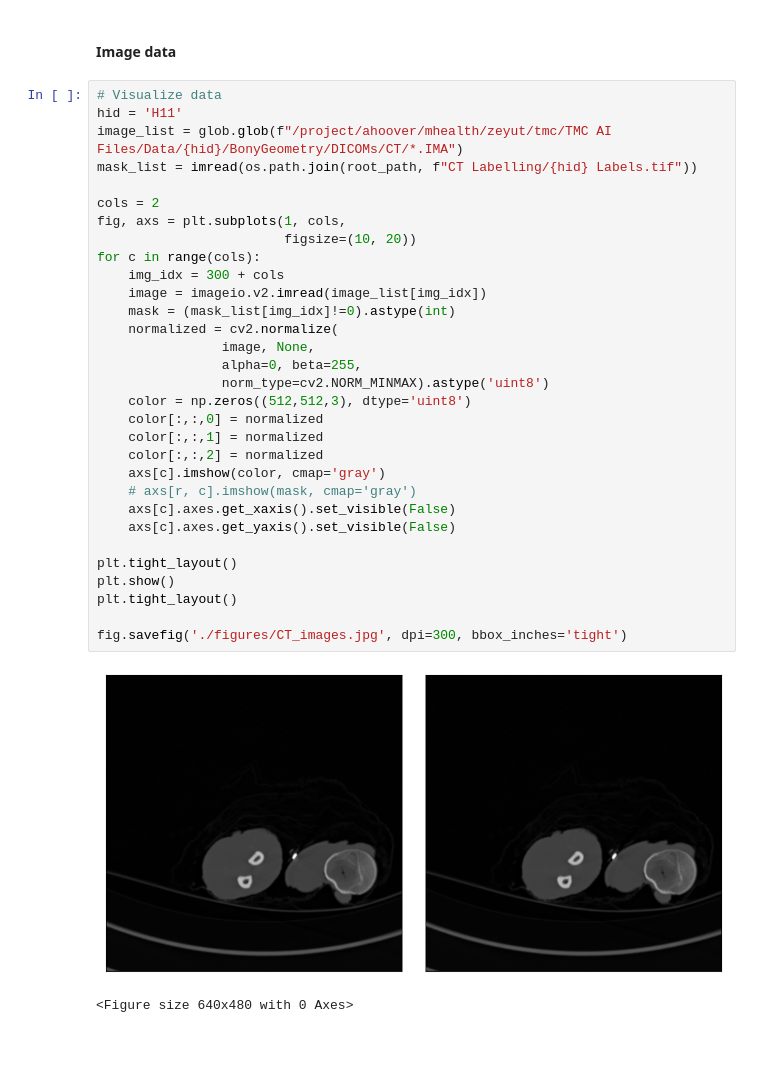
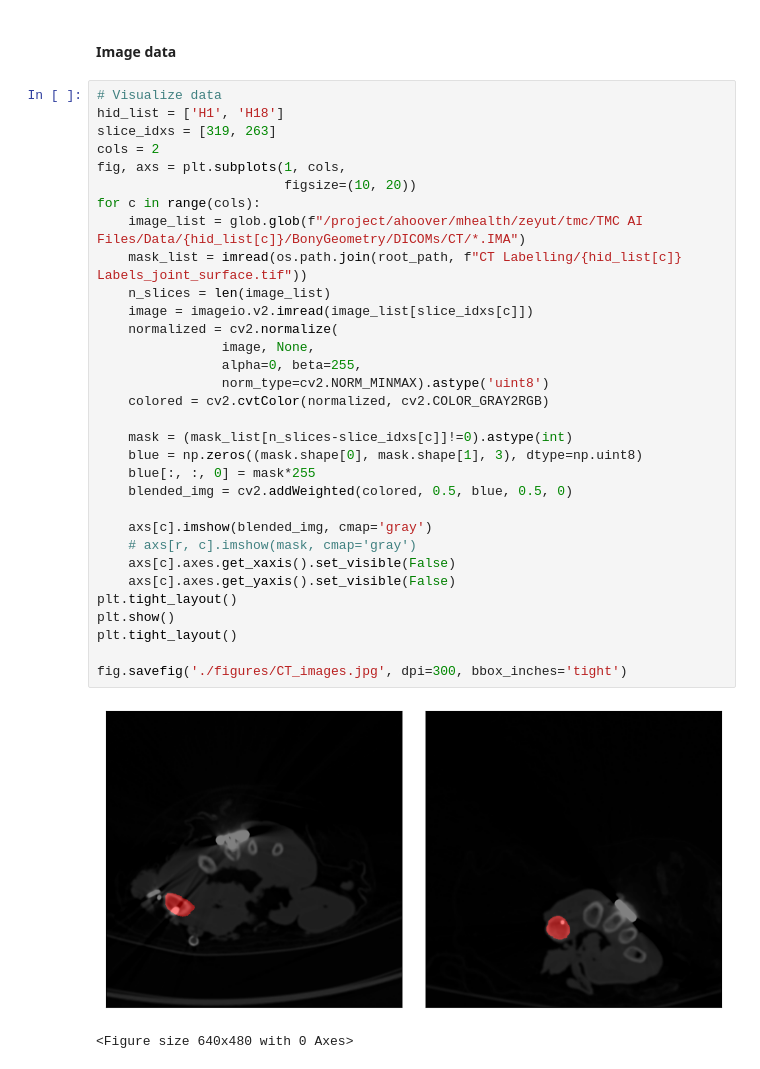
Before and after one commit to ZeyuT/tmc_health_grading, a Jupyter notebook: tmc_data_plot.ipynb, the cells around one changed output. Cells and saved outputs as stored; diff of their text form.

```diff
--- a/tmc_data_plot.ipynb
+++ b/tmc_data_plot.ipynb
@@ -347,35 +344,36 @@ fig.savefig('./figures/kinematic_example.jpg',dpi=300, bbox_inches='tight')
 #### Image data
 # %%
 # Visualize data
-hid = 'H11'
-image_list = glob.glob(f"/project/ahoover/mhealth/zeyut/tmc/TMC AI Files/Data/{hid}/BonyGeometry/DICOMs/CT/*.IMA")
-mask_list = imread(os.path.join(root_path, f"CT Labelling/{hid} Labels.tif"))
-
+hid_list = ['H1', 'H18']
+slice_idxs = [319, 263]
 cols = 2
 fig, axs = plt.subplots(1, cols,
                         figsize=(10, 20))
 for c in range(cols):
-    img_idx = 300 + cols
-    image = imageio.v2.imread(image_list[img_idx])
-    mask = (mask_list[img_idx]!=0).astype(int)
+    image_list = glob.glob(f"/project/ahoover/mhealth/zeyut/tmc/TMC AI Files/Data/{hid_list[c]}/BonyGeometry/DICOMs/CT/*.IMA")
+    mask_list = imread(os.path.join(root_path, f"CT Labelling/{hid_list[c]} Labels_joint_surface.tif"))
+    n_slices = len(image_list)
+    image = imageio.v2.imread(image_list[slice_idxs[c]])
     normalized = cv2.normalize(
                 image, None,
                 alpha=0, beta=255,
                 norm_type=cv2.NORM_MINMAX).astype('uint8')
-    color = np.zeros((512,512,3), dtype='uint8')
-    color[:,:,0] = normalized
-    color[:,:,1] = normalized
-    color[:,:,2] = normalized
-    axs[c].imshow(color, cmap='gray')
+    colored = cv2.cvtColor(normalized, cv2.COLOR_GRAY2RGB)
+
+    mask = (mask_list[n_slices-slice_idxs[c]]!=0).astype(int)
+    blue = np.zeros((mask.shape[0], mask.shape[1], 3), dtype=np.uint8)
+    blue[:, :, 0] = mask*255
+    blended_img = cv2.addWeighted(colored, 0.5, blue, 0.5, 0)
+
+    axs[c].imshow(blended_img, cmap='gray')
     # axs[r, c].imshow(mask, cmap='gray')
     axs[c].axes.get_xaxis().set_visible(False)
     axs[c].axes.get_yaxis().set_visible(False)
-
 plt.tight_layout()
 plt.show()
 plt.tight_layout()
 
 fig.savefig('./figures/CT_images.jpg', dpi=300, bbox_inches='tight')
 # %% [output]
-[figure, old version]
+[figure, new version]
 <Figure size 640x480 with 0 Axes>
```
Also changed, not shown: parts of 2 cells of this notebook, 7 other files.
